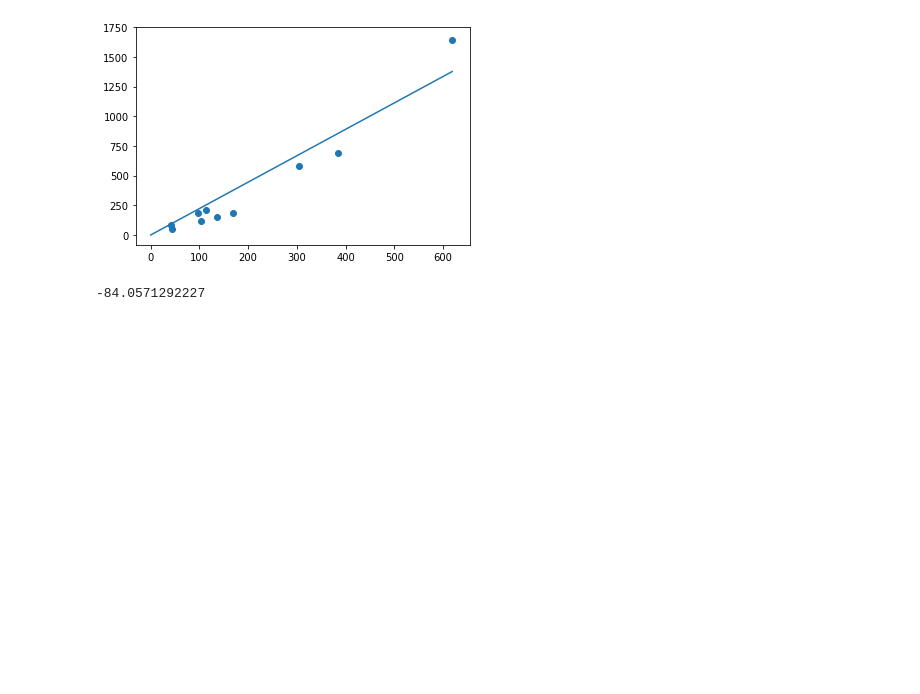
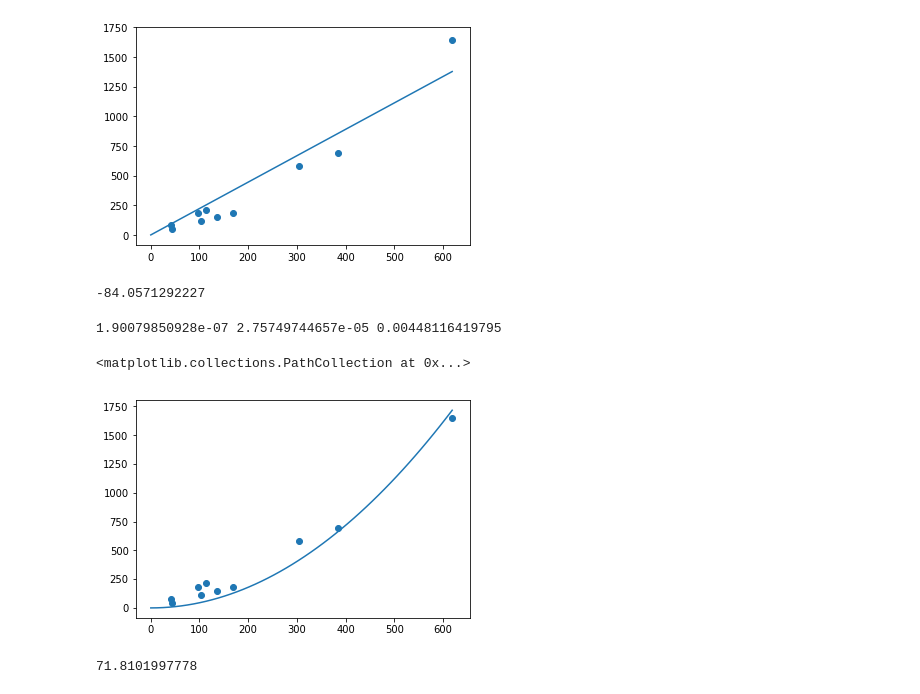
Before and after one commit to YenCChien/DeepLearning, a Jupyter notebook: hw1.ipynb, the cells around one changed output. Saved outputs shown, nothing was run; the diff lists cells and outputs as text; code cells hidden in the pictures; blank space fills up the shorter version.

Commit message:
20170921
update part of quadratic

```diff
--- a/hw1.ipynb
+++ b/hw1.ipynb
@@ -89,0 +119,21 @@ print(compute_error_for_line_given_points(tx_data,ty_data,b,m))
+# %%
+learning_rate = 10**-12
+initial_b = 0 # initial y-intercept guess
+initial_m1 = 0 # initial slope guess
+initial_m2 = 0 # initial slope guess
+num_iterations = 1200
+[b, m1, m2] = gradient_descent_runner_quadratic(initial_b, initial_m1, initial_m2, learning_rate, num_iterations)
+print(b,m1,m2)
+# %% [output]
+1.90079850928e-07 2.75749744657e-05 0.00448116419795
+# %%
+i = np.linspace(0, 619)
+plt.plot(i, m1*i+m2*(i**2)+b)
+plt.scatter(x_data,y_data)
+# %% [output]
+<matplotlib.collections.PathCollection at 0x...>
+[figure, added]
+# %%
+print(compute_error_for_line_given_points_quadratic(x_data,y_data,b,m1,m2))
+# %% [output]
+71.8101997778
```
Also changed, not shown: parts of 5 cells of this notebook.
